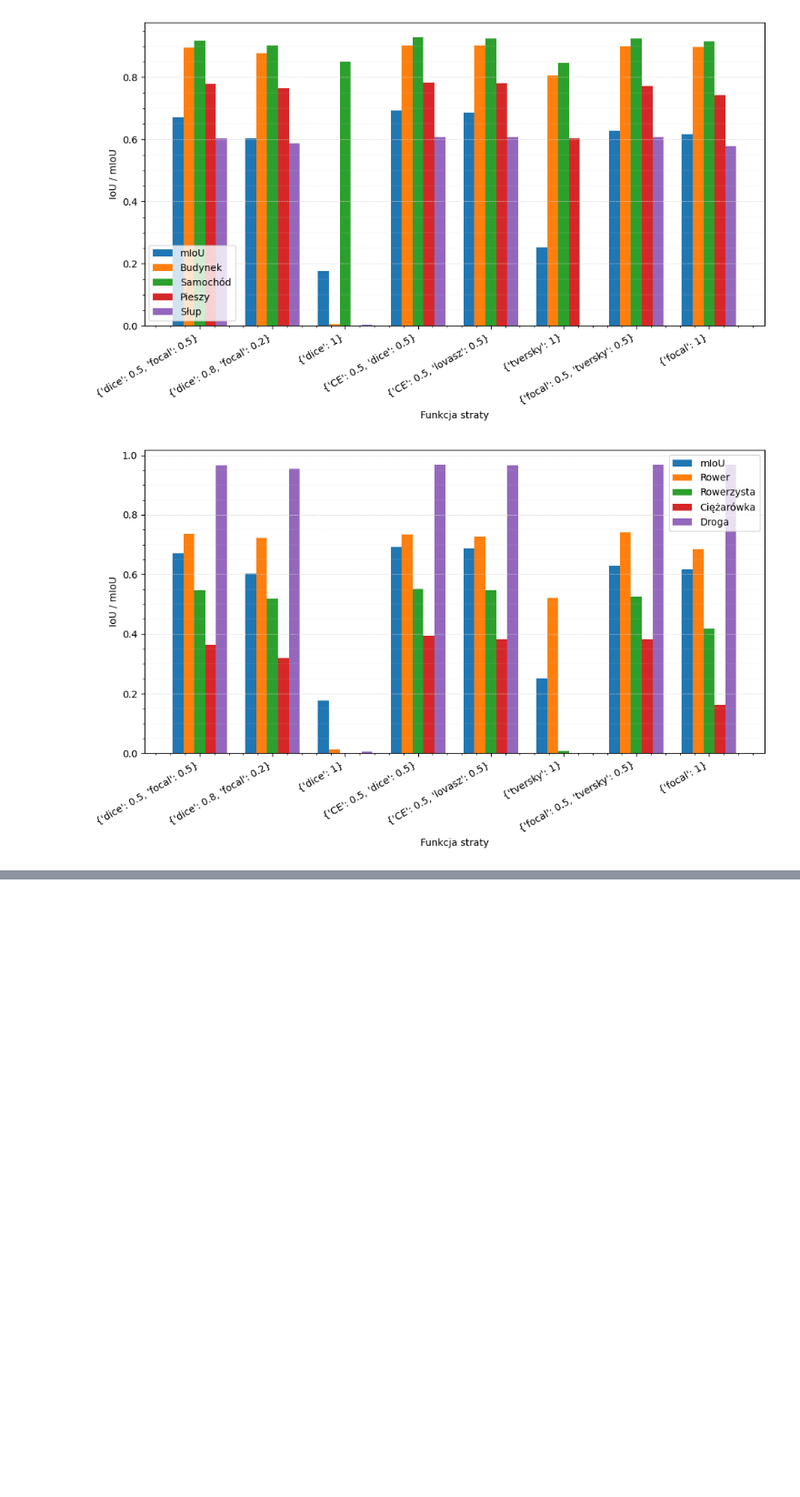
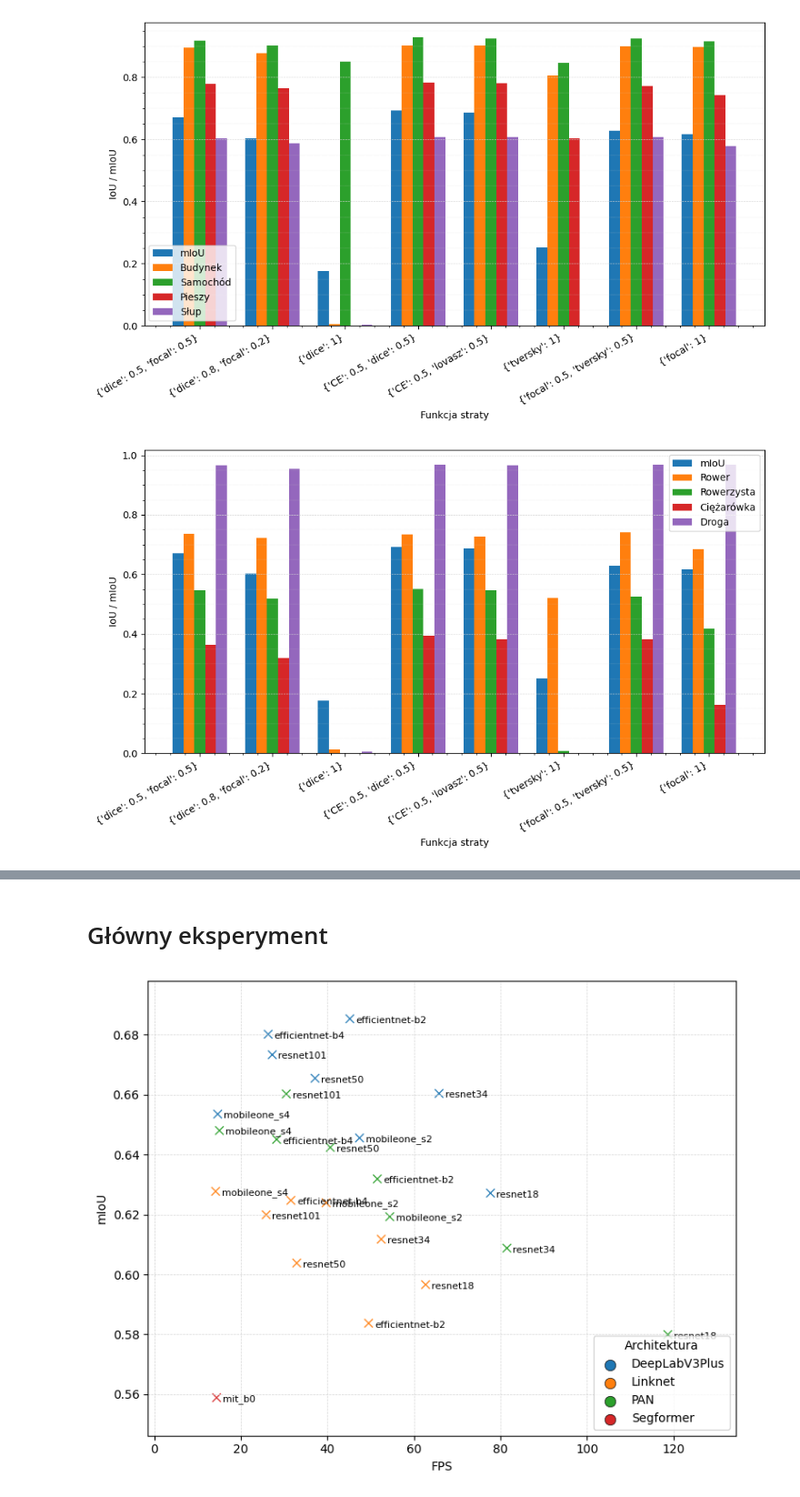
Before and after one commit to prax19/masters-project, a Jupyter notebook: visualisations.ipynb, the cells around one changed output, grey strips where cells are left out. Shown at 91% size. Drawn from its saved outputs; the diff is of its cells as text; code cells hidden in the pictures; blank space fills up the shorter version.

```diff
--- a/visualisations.ipynb
+++ b/visualisations.ipynb
@@ -731,0 +378,2 @@ Name: iou_wall, dtype: float64
+# %% [markdown]
+# Główny eksperyment
@@ -731,0 +405,75 @@ Name: iou_wall, dtype: float64
+# %%
+x_vals = []
+y_vals = []
+labels = []
+architectures = []
+
+for arch_dir in arch_dirs:
+    metrics_files = get_metric_files(arch_dir)
+    for file in metrics_files:
+        metrics = get_metrics(file[0])
+        metadata = get_metadata(file[1])
+
+        if metadata is None:
+            continue
+
+        if 'val_miou_dataset' not in metrics.columns:
+            continue
+        miou = metrics['val_miou_dataset'].tail(5).mean()
+
+        fps = metadata.get('benchmark', {}).get('fps', None)
+        if fps is None:
+            continue
+
+        name = metadata.get('encoder', 'unknown')
+        arch = metadata.get('name', 'os.path.basename(arch_dir)')
+
+        x_vals.append(fps)
+        y_vals.append(miou)
+        labels.append(name)
+        architectures.append(arch)
+
+unique_archs = sorted(set(architectures))
+cmap         = plt.get_cmap('tab10')  # paleta 10 kolorów
+color_map    = {arch: cmap(i) for i, arch in enumerate(unique_archs)}
+colors       = [color_map[arch] for arch in architectures]
+
+fig, ax = plt.subplots(figsize=(8,6))
+ax.scatter(x_vals, y_vals, c=colors, s=50, marker='x',
+                linewidth=1, alpha=0.9)
+
+for x, y, lbl in zip(x_vals, y_vals, labels):
+
+    # if lbl == 'efficientnet-b4':
+    #     offset = (-5, -5)   # w lewo i w górę
+    #     ha = 'right'
+    # elif lbl == 'efficientnet-b2':
+    #     offset = (-5, -5)   # w lewo i w górę
+    #     ha = 'right'
+    # else:
+    offset = (5, -5)    # domyślne dla pozostałych
+    ha = 'left'
+
+    ax.annotate(
+        lbl,               # tekst
+        (x, y),            # punkt, do którego strzałka wskazuje
+        xytext=offset,     # przesunięcie tekstu w punktach
+        textcoords='offset points',
+        fontsize=8,
+        ha=ha,             # wyrównanie poziome tekstu
+        va='bottom',
+    )
+
+ax.grid(which='major', linestyle='--', linewidth=0.5, color='lightgray')
+
+for arch, col in color_map.items():
+    ax.scatter([], [], c=[col], s=80, edgecolor='k', linewidth=0.5, label=arch)
+ax.legend(title='Architektura', loc='lower right')
+
+ax.set_xlabel('FPS')
+ax.set_ylabel('mIoU')
+plt.tight_layout()
+plt.margins(0.15, 0.1)
+plt.show()
+# %% [output]
+[figure, new version]
```
Also changed, not shown: parts of 22 cells of this notebook, 2 other files.
